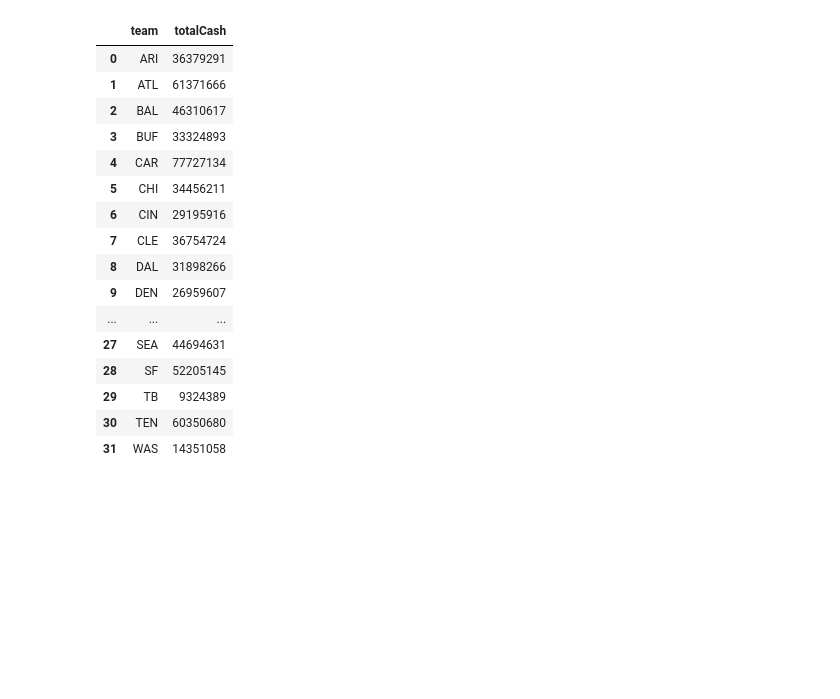
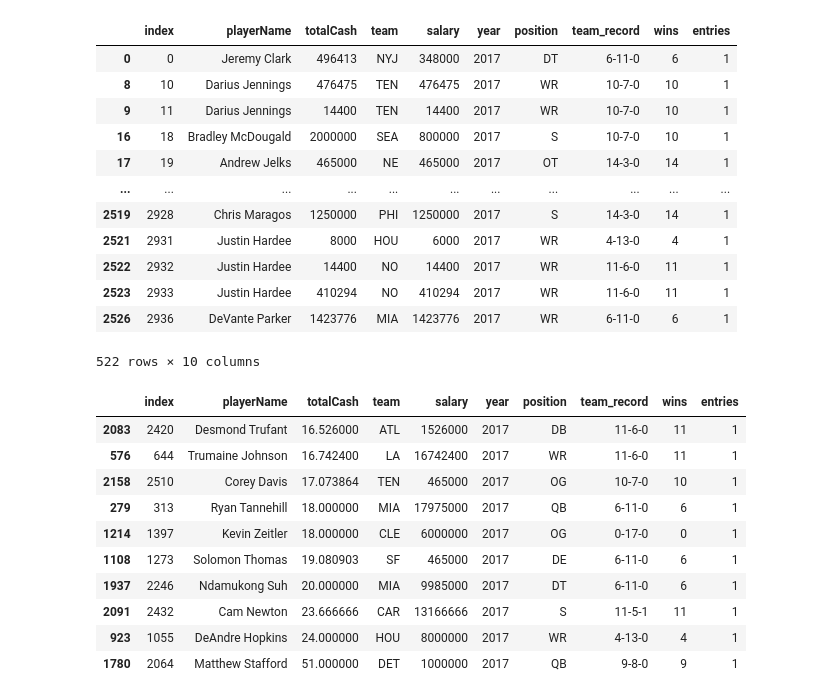
Before and after one commit to philDaprogrammer/487_Project, a Jupyter notebook: phase_1/EDA.ipynb, the cells around one changed output. Saved outputs shown, nothing was run; the diff lists cells and outputs as text; code cells hidden in the pictures; blank space fills up the shorter version.

```diff
--- a/phase_1/EDA.ipynb
+++ b/phase_1/EDA.ipynb
@@ -97,20 +154,37 @@ all_teams = all_teams.drop(columns = ['Unnamed: 0', 'index','year'])
-# %%
-all_teams
-# %% [output]
-|  | team | totalCash |
-| 0 | ARI | 36379291 |
-| 1 | ATL | 61371666 |
-| 2 | BAL | 46310617 |
-| 3 | BUF | 33324893 |
-| 4 | CAR | 77727134 |
-| 5 | CHI | 34456211 |
-| 6 | CIN | 29195916 |
-| 7 | CLE | 36754724 |
-| 8 | DAL | 31898266 |
-| 9 | DEN | 26959607 |
-| ... | ... | ... |
-| 27 | SEA | 44694631 |
-| 28 | SF | 52205145 |
-| 29 | TB | 9324389 |
-| 30 | TEN | 60350680 |
-| 31 | WAS | 14351058 |
+# %%
+#5 EDA of the 10 highest payed players in the year 2017
+df_2017
+df_2017.drop(columns=['Unnamed: 0'],inplace=True)
+df_2017
+# %% [output]
+|  | index | playerName | totalCash | team | salary | year | position | team_record | wins | entries |
+| 0 | 0 | Jeremy Clark | 496413 | NYJ | 348000 | 2017 | DT | 6-11-0 | 6 | 1 |
+| 8 | 10 | Darius Jennings | 476475 | TEN | 476475 | 2017 | WR | 10-7-0 | 10 | 1 |
+| 9 | 11 | Darius Jennings | 14400 | TEN | 14400 | 2017 | WR | 10-7-0 | 10 | 1 |
+| 16 | 18 | Bradley McDougald | 2000000 | SEA | 800000 | 2017 | S | 10-7-0 | 10 | 1 |
+| 17 | 19 | Andrew Jelks | 465000 | NE | 465000 | 2017 | OT | 14-3-0 | 14 | 1 |
+| ... | ... | ... | ... | ... | ... | ... | ... | ... | ... | ... |
+| 2519 | 2928 | Chris Maragos | 1250000 | PHI | 1250000 | 2017 | S | 14-3-0 | 14 | 1 |
+| 2521 | 2931 | Justin Hardee | 8000 | HOU | 6000 | 2017 | WR | 4-13-0 | 4 | 1 |
+| 2522 | 2932 | Justin Hardee | 14400 | NO | 14400 | 2017 | WR | 11-6-0 | 11 | 1 |
+| 2523 | 2933 | Justin Hardee | 410294 | NO | 410294 | 2017 | WR | 11-6-0 | 11 | 1 |
+| 2526 | 2936 | DeVante Parker | 1423776 | MIA | 1423776 | 2017 | WR | 6-11-0 | 6 | 1 |
+522 rows × 10 columns
+# %%
+df_2017.sort_values(by=['totalCash'], inplace=True)
+df_2017['totalCash']= df_2017['totalCash'].apply(lambda v:  v/1000000)
+df_2017.tail(10)
+#This suggests that matthew stafford is an outlier making over 51Million in a single year while
+#the next highest paid player only made 24 million
+# %% [output]
+|  | index | playerName | totalCash | team | salary | year | position | team_record | wins | entries |
+| 2083 | 2420 | Desmond Trufant | 16.526000 | ATL | 1526000 | 2017 | DB | 11-6-0 | 11 | 1 |
+| 576 | 644 | Trumaine Johnson | 16.742400 | LA | 16742400 | 2017 | WR | 11-6-0 | 11 | 1 |
+| 2158 | 2510 | Corey Davis | 17.073864 | TEN | 465000 | 2017 | OG | 10-7-0 | 10 | 1 |
+| 279 | 313 | Ryan Tannehill | 18.000000 | MIA | 17975000 | 2017 | QB | 6-11-0 | 6 | 1 |
+| 1214 | 1397 | Kevin Zeitler | 18.000000 | CLE | 6000000 | 2017 | OG | 0-17-0 | 0 | 1 |
+| 1108 | 1273 | Solomon Thomas | 19.080903 | SF | 465000 | 2017 | DE | 6-11-0 | 6 | 1 |
+| 1937 | 2246 | Ndamukong Suh | 20.000000 | MIA | 9985000 | 2017 | DT | 6-11-0 | 6 | 1 |
+| 2091 | 2432 | Cam Newton | 23.666666 | CAR | 13166666 | 2017 | S | 11-5-1 | 11 | 1 |
+| 923 | 1055 | DeAndre Hopkins | 24.000000 | HOU | 8000000 | 2017 | WR | 4-13-0 | 4 | 1 |
+| 1780 | 2064 | Matthew Stafford | 51.000000 | DET | 1000000 | 2017 | QB | 9-8-0 | 9 | 1 |
```
Also changed, not shown: parts of 23 cells of this notebook.
